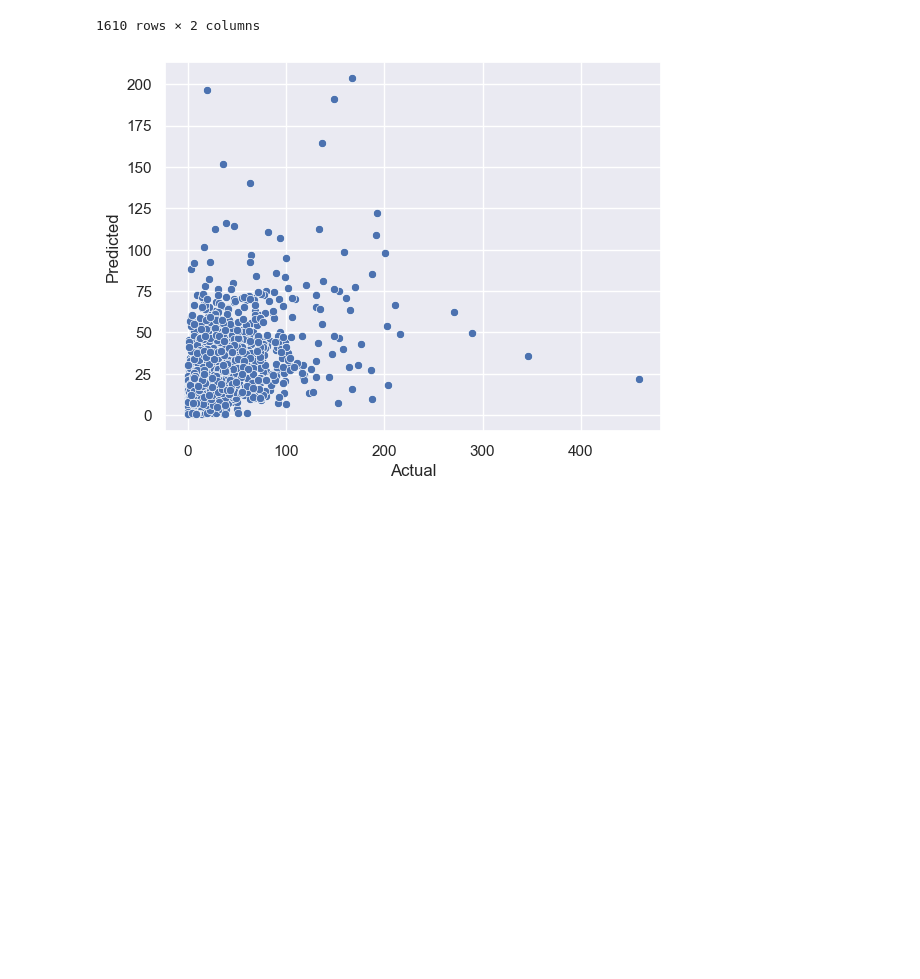
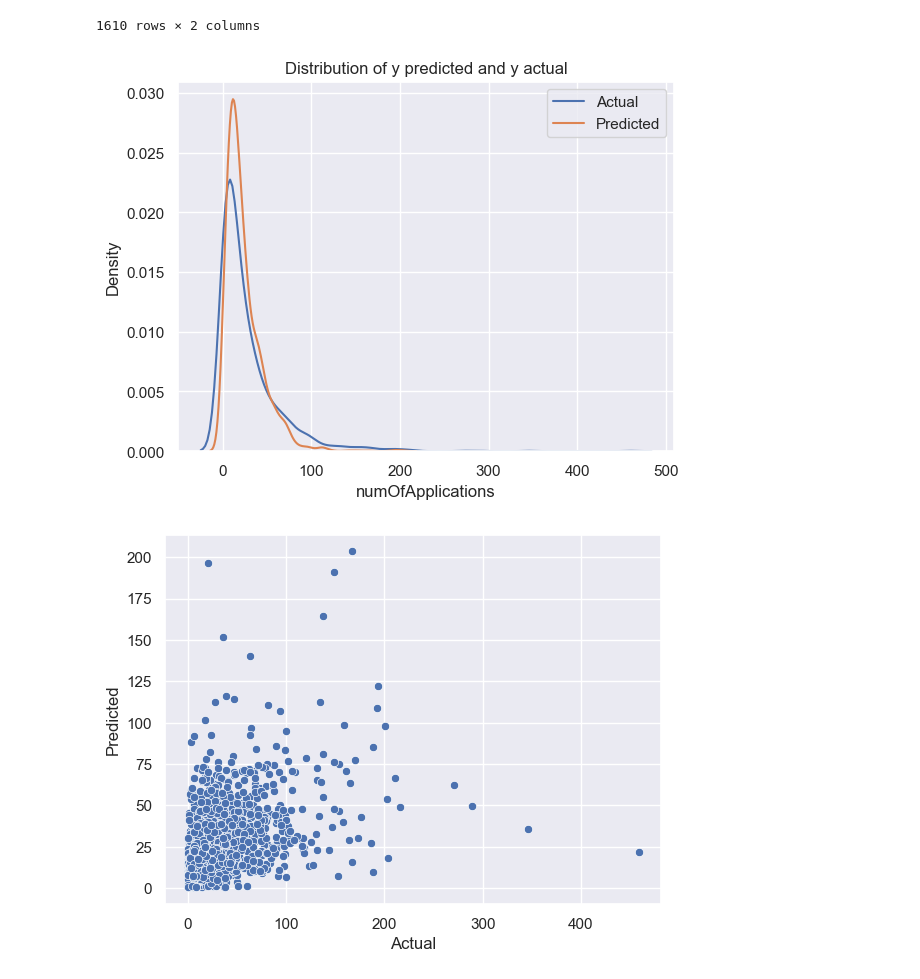
Before and after one commit to HoangPhuc0304/NMKHDL-2022, a Jupyter notebook: Data_Modeling.ipynb, the cells around one changed output. Drawn from its saved outputs; the diff is of its cells as text; code cells hidden in the pictures; blank space fills up the shorter version.

```diff
--- a/Data_Modeling.ipynb
+++ b/Data_Modeling.ipynb
@@ -327,5 +335,13 @@ comparison_df
 | 1570 | 17 | 24.62 |
 | 286 | 43 | 15.51 |
 1610 rows × 2 columns
+# %%
+plt.title("Distribution of y predicted and y actual")
+ax1=sns.kdeplot(y2_test, label = 'Actual')
+sns.kdeplot(y2_pred, ax=ax1, label = 'Predicted')
+ax1.legend(loc="upper right")
+plt.show()
+# %% [output]
+[figure, added]
 # %%
 sns.set_theme()
```
Also changed, not shown: parts of 15 cells of this notebook.
